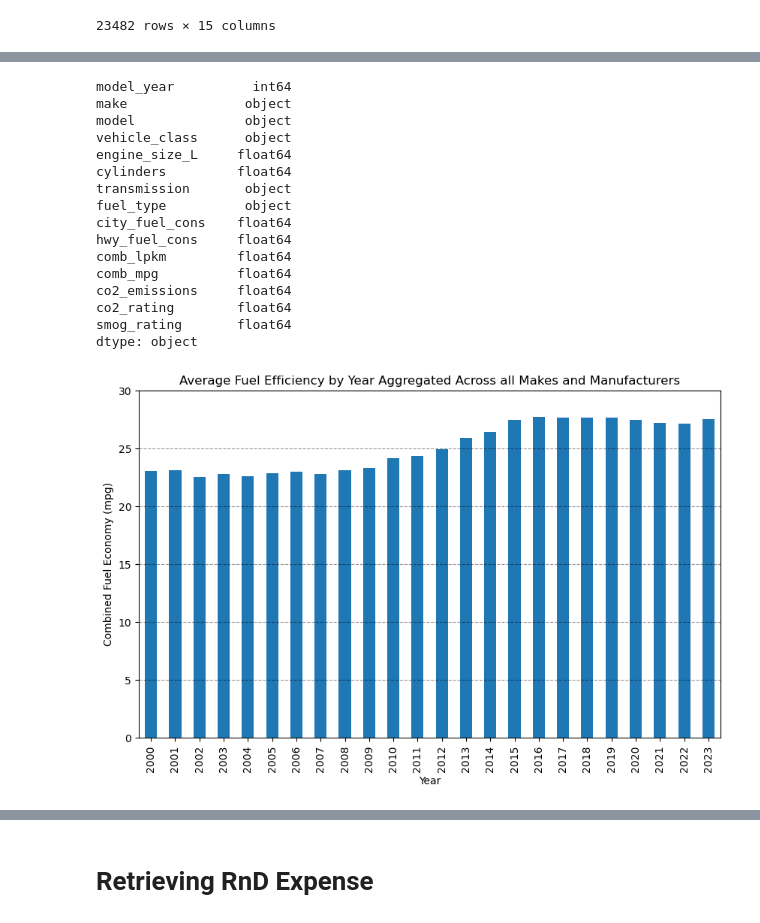
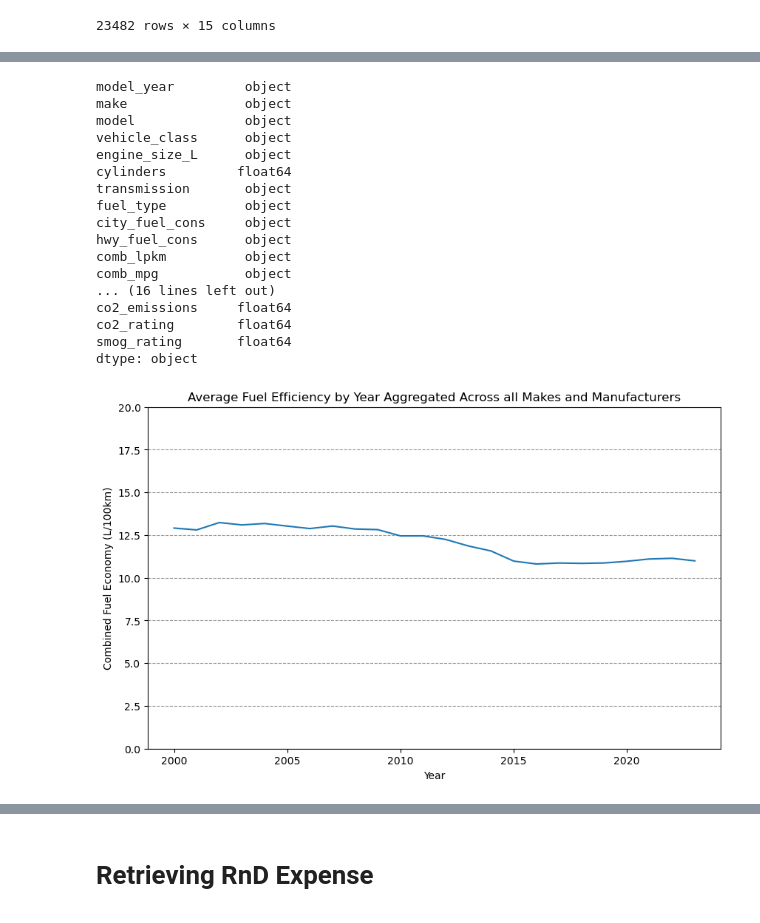
Before and after one commit to alexproskiw/Fuel-Efficiency-of-Canadian-Vehicles-Trends-and-Predictions, a Jupyter notebook: ECON323 Final Project.ipynb, the cells around one changed output, grey strips where cells are left out. Drawn from its saved outputs; the diff is of its cells as text; code cells hidden in the pictures.

Commit message:
Additional Visualizations

```diff
--- a/ECON323 Final Project.ipynb
+++ b/ECON323 Final Project.ipynb
@@ -85,6 +85,29 @@ full_dataset["fuel_type"].replace({"X": "Regular Gasoline",
                                      "D": "Diesel",
                                      "E": "Ethanol",
                                      "N": "Natural Gas"}, inplace = True)
-# view data types
-print(full_dataset.dtypes)
+
+# Different capitalizations and hyphens/colons were used in different years of vehicle_class. Update for consistency.
+full_dataset["vehicle_class"].replace({"COMPACT": "Compact",
+                                       "FULL-SIZE": "Full-size",
+                                       "MID-SIZE": "Mid-size",
+                                       "MINICOMPACT": "Minicompact",
+                                       "MINIVAN": "Minivan",
+                                       "TWO-SEATER": "Two-seater",
+                                       "PICKUP TRUCK - SMALL": "Pickup truck: Small",
+                                       "PICKUP TRUCK - STANDARD": "Pickup truck: Standard",
+                                       "SPECIAL PURPOSE VEHICLE": "Special purpose vehicle",
+                                       "VAN - PASSENGER": "Van: Passenger",
+                                       "STATION WAGON - MID-SIZE": "Station wagon: Mid-size",
+                                       "STATION WAGON - SMALL": "Station wagon: Small",
+                                       "SUBCOMPACT": "Subcompact",
+                                       "SUV - SMALL": "SUV: Small",
+                                       "SUV - STANDARD": "SUV: Standard",
+                                       "VAN - CARGO": "Van: Cargo"}, inplace = True)
+
+# Different capitalizations of makes were used in different years. Update for consistency.
+full_dataset["make"] = full_dataset["make"].str.lower()
+full_dataset["make"] = full_dataset["make"].str.capitalize()
+
+# verify changes
+full_dataset.head()
 # %% [output]
@@ -107,4 +120,7 @@ dtype: object
 # %%
+# view data types
+print(full_dataset.dtypes)
+
 # convert strings to numbers
 full_dataset["model_year"] = full_dataset["model_year"].astype(int)
 cols = ["engine_size_L", "city_fuel_cons", "hwy_fuel_cons", "comb_lpkm", "comb_mpg", "co2_emissions", "co2_rating", "smog_rating"]
@@ -113,18 +129,19 @@ full_dataset[cols] = full_dataset[cols].astype(float)
 # checking new data types
 print(full_dataset.dtypes)
 # %% [output]
-model_year          int64
+model_year         object
 make               object
 model              object
 vehicle_class      object
-engine_size_L     float64
+engine_size_L      object
 cylinders         float64
 transmission       object
 fuel_type          object
-city_fuel_cons    float64
-hwy_fuel_cons     float64
-comb_lpkm         float64
-comb_mpg          float64
+city_fuel_cons     object
+hwy_fuel_cons      object
+comb_lpkm          object
+comb_mpg           object
+... (16 lines left out)
 co2_emissions     float64
 co2_rating        float64
 smog_rating       float64
@@ -132,13 +149,13 @@ dtype: object
 # %%
 full_dataset_year_as_index = full_dataset.set_index("model_year")
 years = full_dataset_year_as_index.groupby("model_year")
 
-ax = years.mean()["comb_mpg"].plot(kind="bar", figsize=(10, 6))
+ax = years.mean()["comb_lpkm"].plot(figsize=(10, 6))
 fig = ax.get_figure()
-ax.set_ylim(0, 30)
+ax.set_ylim(0, 20)
 ax.set_title("Average Fuel Efficiency by Year Aggregated Across all Makes and Manufacturers")
 ax.set_xlabel("Year")
-ax.set_ylabel("Combined Fuel Economy (mpg)")
+ax.set_ylabel("Combined Fuel Economy (L/100km)")
 ax.yaxis.grid(True, color="black", alpha = 0.4, linestyle='--')
 # %% [output]
-[figure, old version]
+[figure, new version]
```
Also changed, not shown: parts of 9 cells of this notebook.
